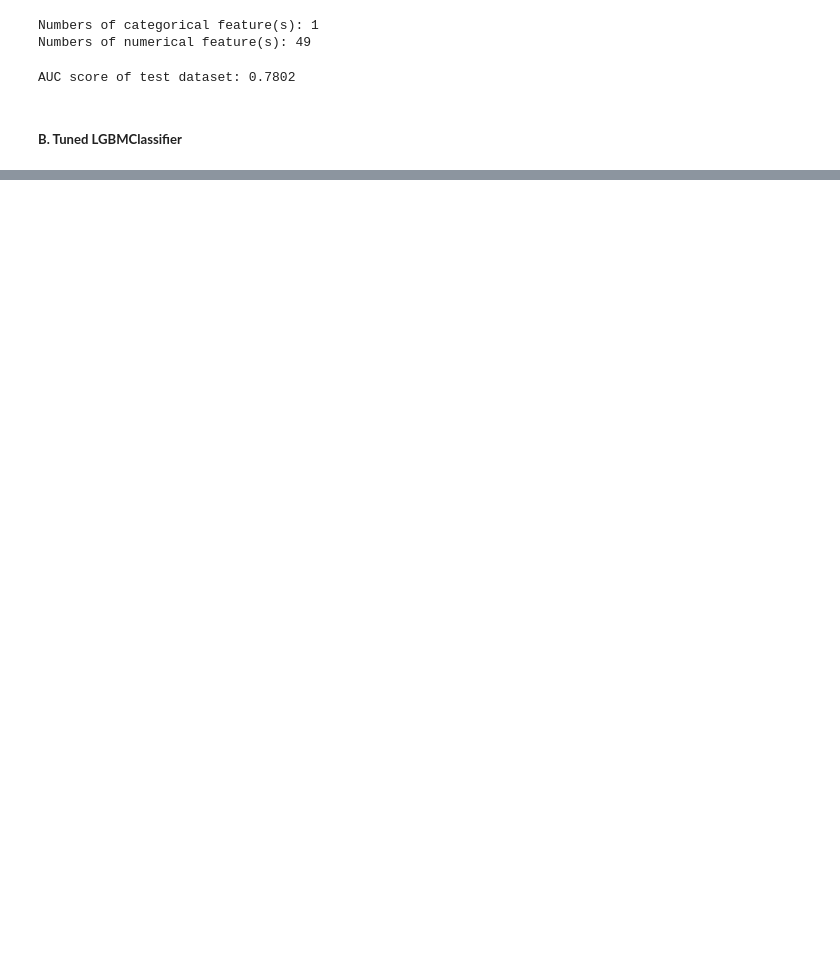
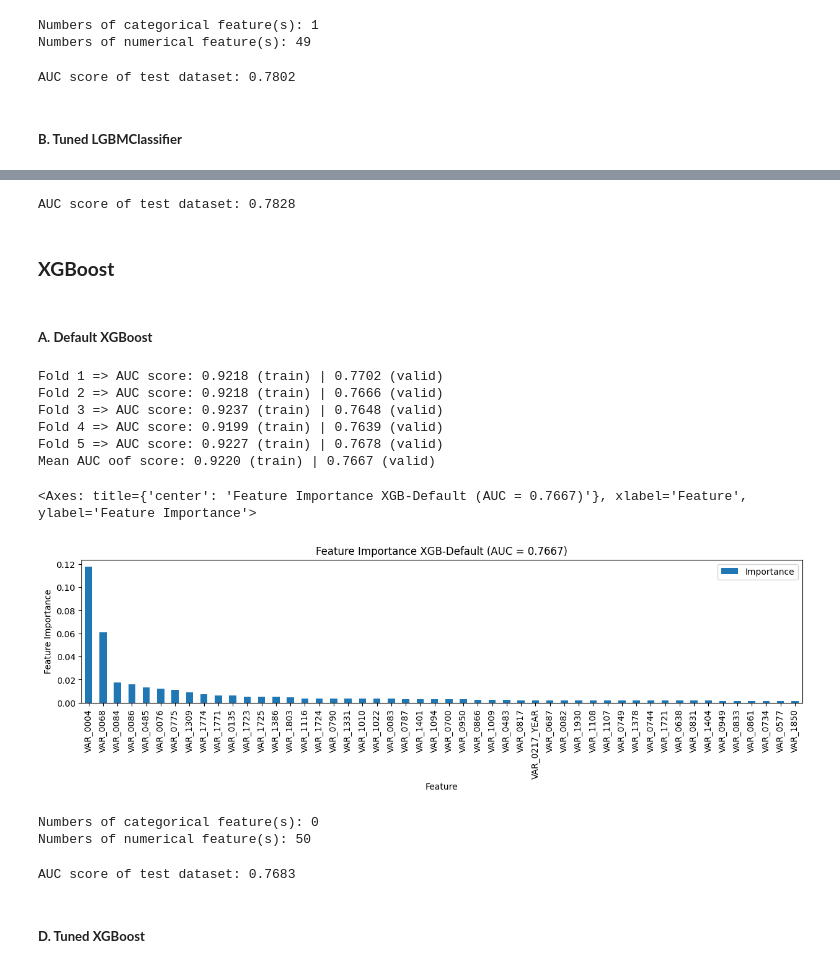
Before and after one commit to rezadzikri19/CLF-Spring-Leaf-Markeing-Response, a Jupyter notebook: marketing_classification.ipynb, the cells around one changed output, grey strips where cells are left out. Cells and saved outputs as stored; diff of their text form; code cells hidden in the pictures; blank space fills up the shorter version.

Commit message:
add xgb model

```diff
--- a/marketing_classification.ipynb
+++ b/marketing_classification.ipynb
@@ -912,0 +1006,78 @@ def callback(study: Study, trial: Trial):
+# %%
+%%script skipped # Skipped for resource optimization
+
+y_preds = clf_lgbm_tuned.predict_proba(preprocessor_pipe.transform(X_test))[:, 1]
+clf_lgbm_tun_auc_test = roc_auc_score(y_test, y_preds)
+
+print(f'AUC score of test dataset: {clf_lgbm_tun_auc_test:.4f}')
+# %% [output]
+AUC score of test dataset: 0.7828
+# %% [markdown]
+### **XGBoost**
+# %% [markdown]
+##### **A. Default XGBoost**
+# %%
+%%script skipped # Skipped for resource optimization
+
+clf_xgb_default = XGBClassifier(objective='binary:logistic', booster='gbtree', eva_metric='auc', verbosity=0, nthread=4)
+# %%
+%%script skipped # Skipped for resource optimization
+
+cb_fold = lambda fold, scores: print(f'Fold {fold + 1} => AUC score: {scores[0]:.4f} (train) | {scores[1]:.4f} (valid)')
+cb_end = lambda scores: print(f'Mean AUC oof score: {scores[0]:.4f} (train) | {scores[1]:.4f} (valid)')
+cv_fold = [(i, fold) for i, fold in enumerate(skf.split(X, y)) if i % 2 == 0]
+
+auc_scores_train, auc_scores_valid = train_model(X, y,
+                                                model=clf_xgb_default,
+                                                preprocessor=preprocessor,
+                                                scorer=roc_auc_score,
+                                                cv_fold=skf,
+                                                cb_fold=cb_fold,
+                                                cb_end=cb_end)
+mean_auc_train, mean_auc_val = np.mean(auc_scores_train), np.mean(auc_scores_valid)
+# %% [output]
+Fold 1 => AUC score: 0.9218 (train) | 0.7702 (valid)
+Fold 2 => AUC score: 0.9218 (train) | 0.7666 (valid)
+Fold 3 => AUC score: 0.9237 (train) | 0.7648 (valid)
+Fold 4 => AUC score: 0.9199 (train) | 0.7639 (valid)
+Fold 5 => AUC score: 0.9227 (train) | 0.7678 (valid)
+Mean AUC oof score: 0.9220 (train) | 0.7667 (valid)
+# %%
+%%script skipped # Skipped for resource optimization
+
+df_feat_imp = pd.DataFrame({'Feature': X.columns, 'Importance': clf_xgb_default.feature_importances_})
+df_feat_imp = df_feat_imp.sort_values(by='Importance', ascending=False)
+df_feat_imp[:50].plot(kind='bar',
+                      x='Feature',
+                      y='Importance',
+                      title=f'Feature Importance XGB-Default (AUC = {mean_auc_val:.4f})',
+                      xlabel='Feature',
+                      ylabel='Feature Importance',
+                      figsize=(15, 3))
+# %% [output]
+<Axes: title={'center': 'Feature Importance XGB-Default (AUC = 0.7667)'}, xlabel='Feature', ylabel='Feature Importance'>
+[figure, added]
+# %%
+%%script skipped # Skipped for resource optimization
+
+top_feat_50 = df[df_feat_imp[:50]['Feature']]
+
+cat_feat = top_feat_50.select_dtypes('object').columns
+num_feat = top_feat_50.select_dtypes(exclude='object').columns
+
+print(f'Numbers of categorical feature(s): {len(cat_feat)}')
+print(f'Numbers of numerical feature(s): {len(num_feat)}')
+# %% [output]
+Numbers of categorical feature(s): 0
+Numbers of numerical feature(s): 50
+# %%
+%%script skipped # Skipped for resource optimization
+
+y_preds = clf_xgb_default.predict_proba(preprocessor_pipe.transform(X_test))[:, 1]
+clf_xgb_def_auc_test = roc_auc_score(y_test, y_preds)
+
+print(f'AUC score of test dataset: {clf_xgb_def_auc_test:.4f}')
+# %% [output]
+AUC score of test dataset: 0.7683
+# %% [markdown]
+##### **D. Tuned XGBoost**
```
Also changed, not shown: parts of 35 cells of this notebook.
